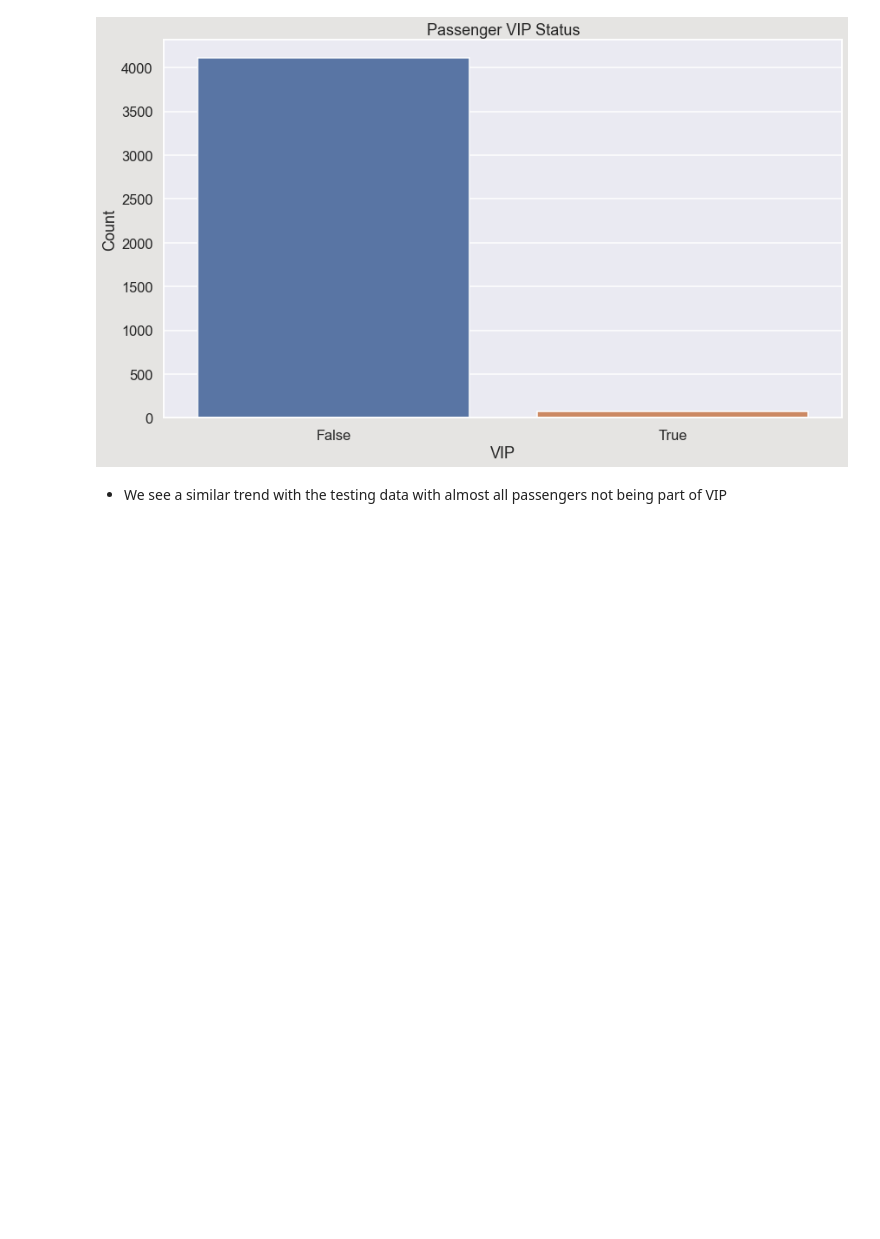
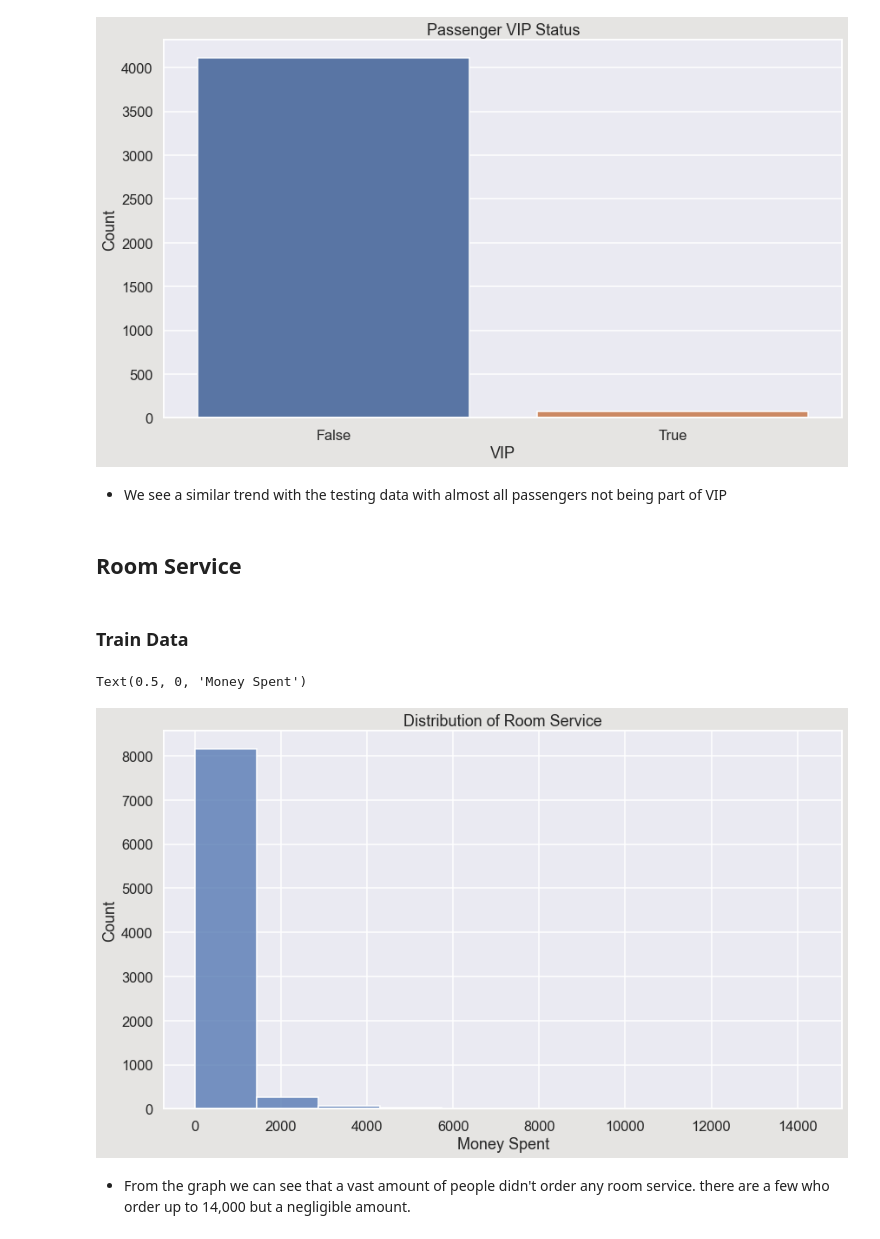
Before and after one commit to bustyAI/Interstellar-Disaster, a Jupyter notebook: spaceship_titanic.ipynb, the cells around one changed output. Drawn from its saved outputs; the diff is of its cells as text; code cells hidden in the pictures; blank space fills up the shorter version.

Commit message:
EDA Room Service/Amenities

```diff
--- a/spaceship_titanic.ipynb
+++ b/spaceship_titanic.ipynb
@@ -646,3 +688,16 @@ Text(0, 0.5, 'Count')
 [figure]
 # %% [markdown]
 - We see a similar trend with the testing data with almost all passengers not being part of VIP
+# %% [markdown]
+## Room Service
+# %% [markdown]
+### Train Data
+# %%
+sns.histplot(data=train_df, x="RoomService", bins=10)
+plt.title("Distribution of Room Service")
+plt.xlabel("Money Spent")
+# %% [output]
+Text(0.5, 0, 'Money Spent')
+[figure, added]
+# %% [markdown]
+- From the graph we can see that a vast amount of people didn't order any room service. there are a few who order up to 14,000 but a negligible amount.
```
Also changed, not shown: parts of 18 cells of this notebook.
